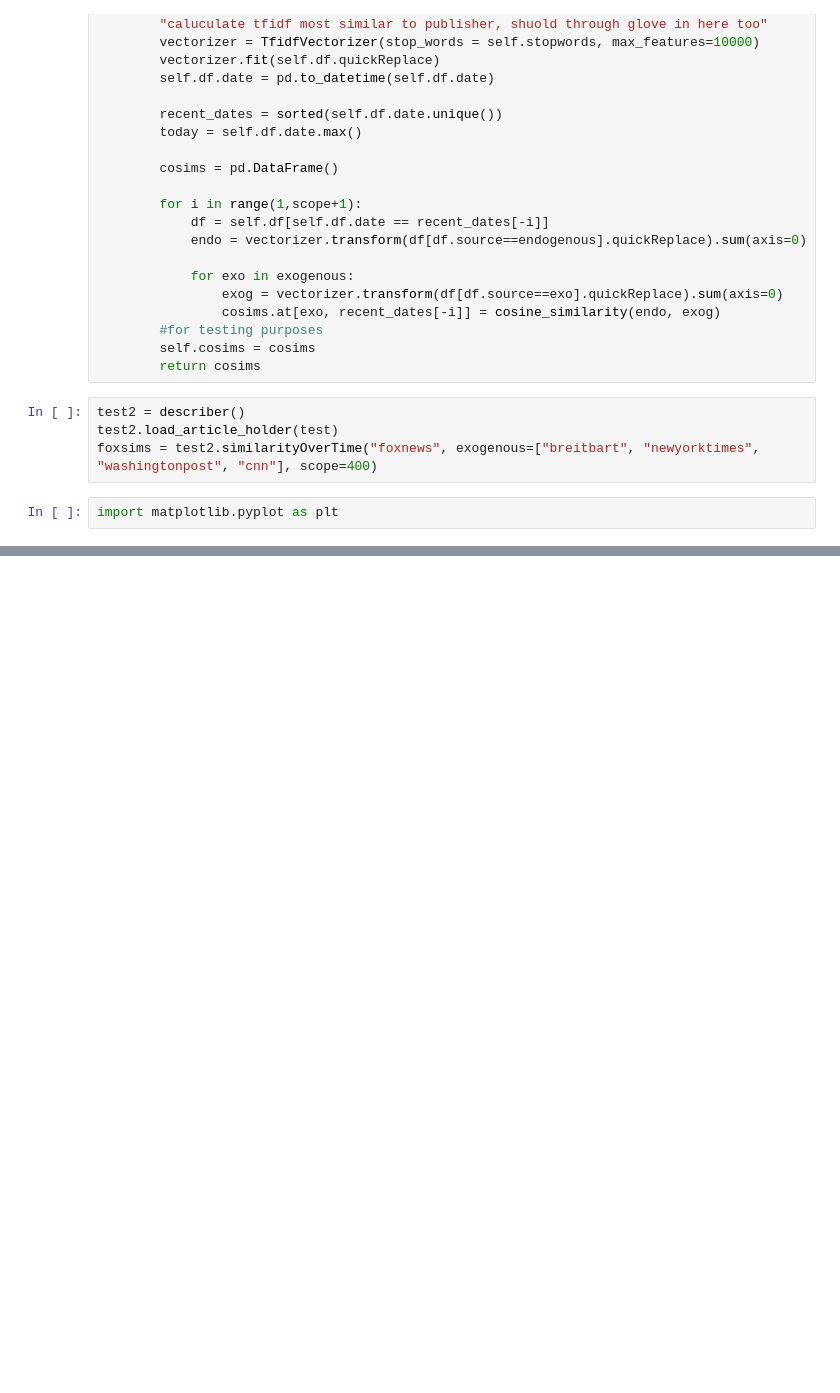
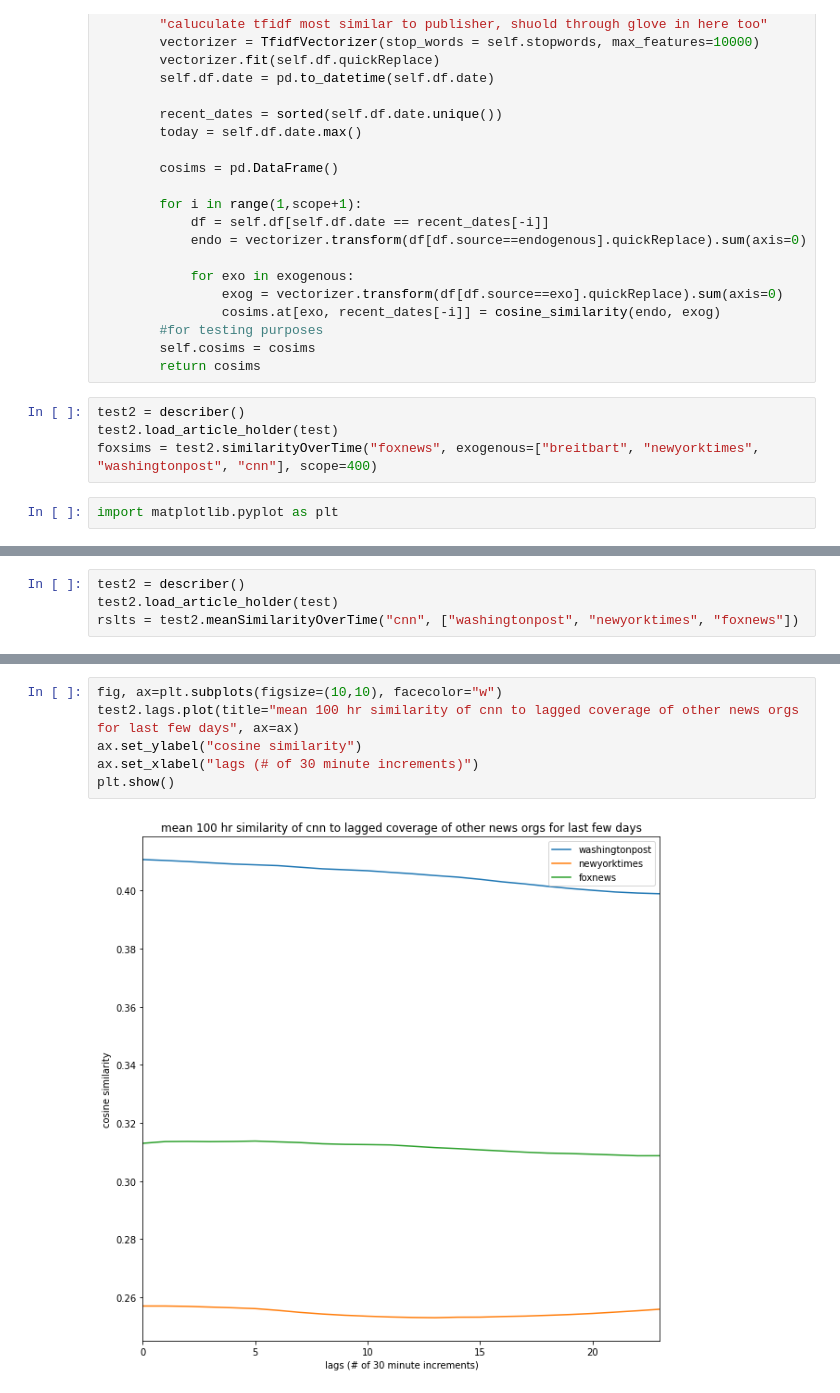
Before and after one commit to brockmanmatt/NewsTrends, a Jupyter notebook: 01_descriptive_analysis.ipynb, the cells around one changed output, grey strips where cells are left out. Drawn from its saved outputs; the diff is of its cells as text; blank space fills up the shorter version.

Commit message:
compare current coverage to lagged coverage

```diff
--- a/01_descriptive_analysis.ipynb
+++ b/01_descriptive_analysis.ipynb
@@ -321,0 +363,4 @@ plt.show()
+# %%
+test2 = describer()
+test2.load_article_holder(test)
+rslts = test2.meanSimilarityOverTime("cnn", ["washingtonpost", "newyorktimes", "foxnews"])
@@ -321,0 +405,8 @@ plt.show()
+# %%
+fig, ax=plt.subplots(figsize=(10,10), facecolor="w")
+test2.lags.plot(title="mean 100 hr similarity of cnn to lagged coverage of other news orgs for last few days", ax=ax)
+ax.set_ylabel("cosine similarity")
+ax.set_xlabel("lags (# of 30 minute increments)")
+plt.show()
+# %% [output]
+[figure, added]
```
Also changed, not shown: parts of 7 cells of this notebook, 5 other files.
